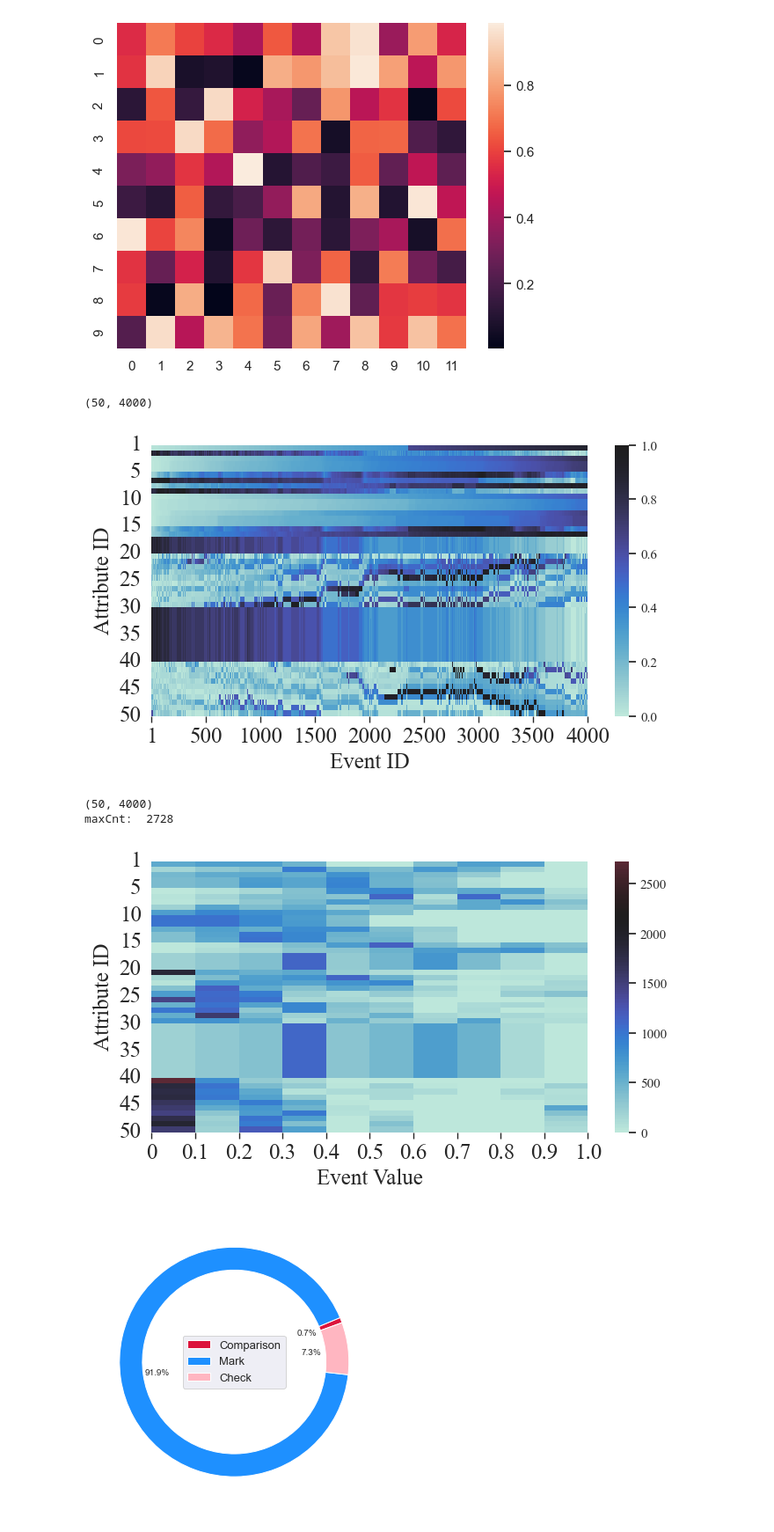
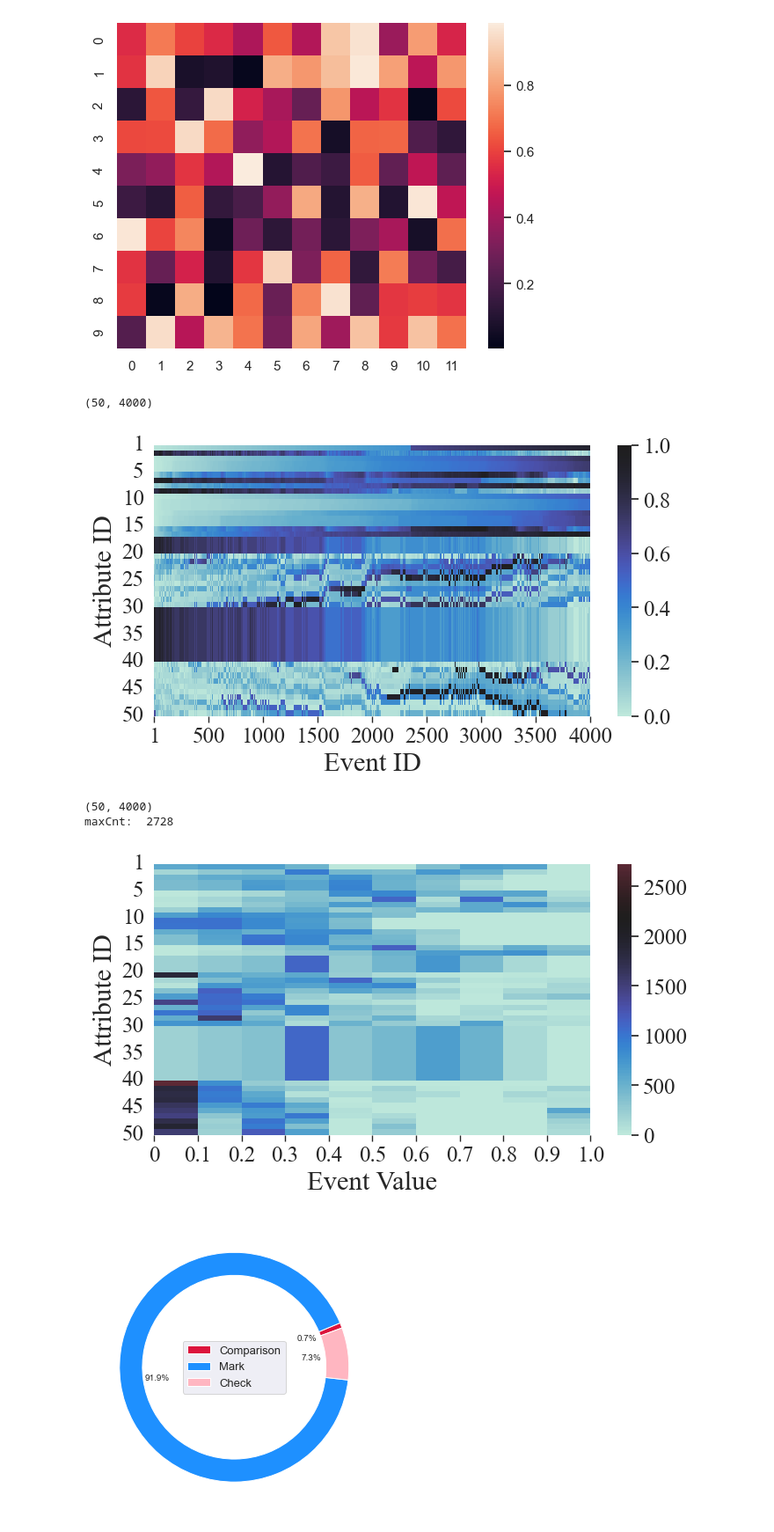
Before and after one commit to shiwanghua/HEM, a Jupyter notebook: pictures/HEM_expand/VisualizeDataset.ipynb, the cells around one changed output. Shown: that part at 88% size. Cells and saved outputs as stored; diff of their text form; code cells hidden in the pictures.

```diff
--- a/pictures/HEM_expand/VisualizeDataset.ipynb
+++ b/pictures/HEM_expand/VisualizeDataset.ipynb
@@ -40,13 +40,15 @@ print(data.shape)
 fig = plt.figure(figsize=(8, 4))
 ax = sns.heatmap(data,vmin=0, vmax=1,center=1,
                  xticklabels=500, yticklabels=5) #, ax=ax,cbar_ax=cbar_ax, cbar_kws={"orientation": "horizontal"}
-ax.set_xlabel('Event ID',fontsize=18)
-ax.set_ylabel('Attribute ID',fontsize=18)
+ax.set_xlabel('Event ID',fontsize=22)
+ax.set_ylabel('Attribute ID',fontsize=22)
 ax.set_xticks([0, 500, 1000, 1500, 2000, 2500, 3000, 3500, 4000])
-ax.set_xticklabels(['1','500','1000','1500','2000','2500','3000','3500','4000'],fontsize=15)
+ax.set_xticklabels(['1','500','1000','1500','2000','2500','3000','3500','4000'],fontsize=18)
 ax.set_yticks([0, 5, 10, 15, 20, 25, 30, 35, 40, 45, 50])
-ax.set_yticklabels(['1','5','10','15','20','25','30','35','40','45','50'],fontsize=15)
+ax.set_yticklabels(['1','5','10','15','20','25','30','35','40','45','50'],fontsize=18)
 ax.tick_params(axis='y', rotation=0)
+cbar = ax.collections[0].colorbar
+cbar.ax.tick_params(labelsize=18) # color bar 字体大小
 plt.tick_params(direction='out', labelsize=18, length=5, width=1, bottom=True)
 plt.rcParams['font.family'] = ['Times New Roman']  #
 gcf = plt.gcf()
@@ -54,7 +56,7 @@ plt.show()
 gcf.savefig('./DatasetValueDistribution1.pdf', format='pdf', bbox_inches='tight')
 # %% [output]
 (50, 4000)
-[figure, old version]
+[figure, new version]
 # %%
 eventNum=4000
 maxValue=1000000
@@ -77,38 +79,40 @@ maxCnt = max(max(c for c in fb))
 print('maxCnt: ', maxCnt)
 
 # for i in range(attrNum):
 #     for j in range(intervalCnt):
 #         fb[i][j]/=maxCnt
 # maxCnt=1
 
 # grid_kws = {"height_ratios": (.9, .05), "hspace": .5}
 # f, (ax, cbar_ax) = plt.subplots(2, gridspec_kw=grid_kws)
 fig = plt.figure(figsize=(8, 4))
 ax = sns.heatmap(fb,vmin=0,vmax=maxCnt, center=maxCnt*0.8, xticklabels=int(intervalCnt/10),yticklabels=5,)
 #                  ax=ax,cbar_ax=cbar_ax,
 #                  cbar_kws={"orientation": "horizontal"})
-ax.set_xlabel('Event Value',fontsize=18)
-ax.set_ylabel('Attribute ID',fontsize=18)
+ax.set_xlabel('Event Value',fontsize=22)
+ax.set_ylabel('Attribute ID',fontsize=22)
 ax.set_xticks([0, 1, 2, 3, 4, 5, 6, 7, 8, 9, 10])
-ax.set_xticklabels(['0','0.1','0.2','0.3','0.4','0.5','0.6','0.7','0.8','0.9', '1.0'],fontsize=15)
+ax.set_xticklabels(['0','0.1','0.2','0.3','0.4','0.5','0.6','0.7','0.8','0.9', '1.0'],fontsize=18)
 ax.set_yticks([0, 5, 10, 15, 20, 25, 30, 35, 40, 45, 50])
-ax.set_yticklabels(['1','5','10','15','20','25','30','35','40','45','50'],fontsize=15)
+ax.set_yticklabels(['1','5','10','15','20','25','30','35','40','45','50'],fontsize=18)
 trans = mtrans.Affine2D().translate(17, -3)
 for xtl in ax.get_xticklabels():
 #     print(xtl)
     xtl.set_transform(xtl.get_transform()-trans) # x轴刻度标签往左移动一点
 #     xtl.set_position((xtl.get_position()[0]-0.5, 0))
 #     print(xtl)
 ax.tick_params(axis='y', rotation=0)
+cbar = ax.collections[0].colorbar
+cbar.ax.tick_params(labelsize=18) # color bar 字体大小
 plt.tick_params(direction='out', labelsize=18, length=5, width=1, bottom=True)
 plt.rcParams['font.family'] = ['Times New Roman']  #
 gcf = plt.gcf()
 plt.show()
 gcf.savefig('./DatasetValueDistribution2.pdf', format='pdf', bbox_inches='tight')
 # %% [output]
 (50, 4000)
 maxCnt:  2728
-[figure, old version]
+[figure, new version]
 # %%
 
 cmp=44377
```
Also changed, not shown: 11 other files.
